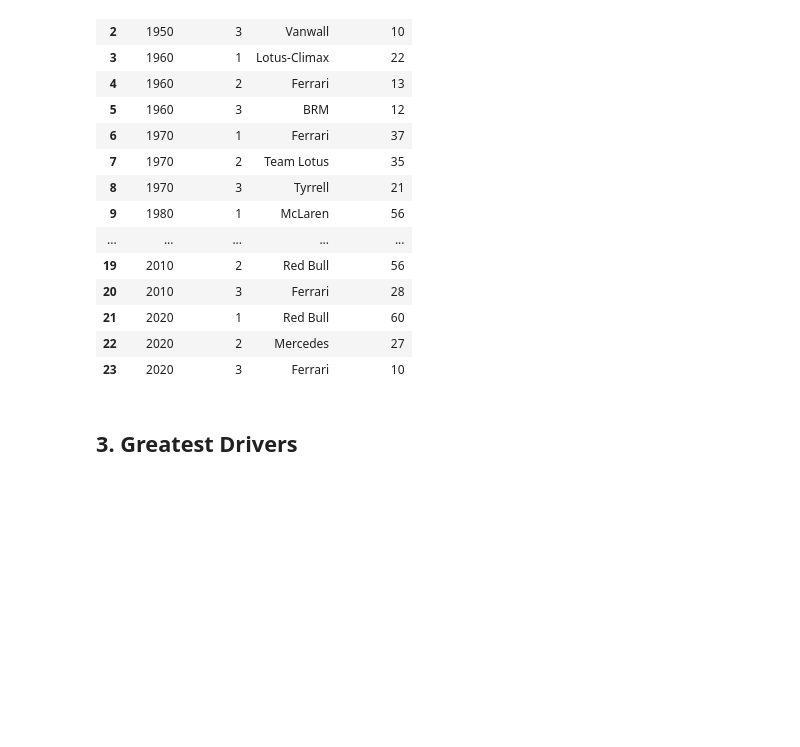
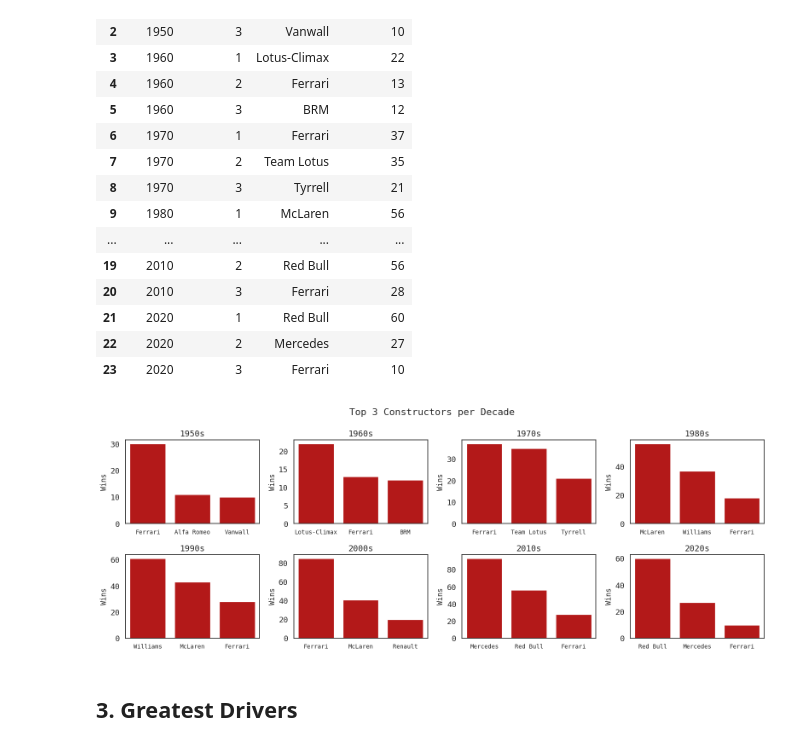
Before and after one commit to jakowczukalicja/formula1-sql-analysis, a Jupyter notebook: analysis.ipynb, the cells around one changed output. Saved outputs shown, nothing was run; the diff lists cells and outputs as text; code cells hidden in the pictures; blank space fills up the shorter version.

```diff
--- a/analysis.ipynb
+++ b/analysis.ipynb
@@ -263,7 +282,8 @@ ranked AS (
         ORDER BY decade, win_rank
 """
 
-pd.read_sql(query, conn)
+df = pd.read_sql(query, conn)
+df
 # %% [output]
 |  | decade | win_rank | name | total_wins |
 | 0 | 1950 | 1 | Ferrari | 30 |
@@ -282,6 +302,25 @@ pd.read_sql(query, conn)
 | 21 | 2020 | 1 | Red Bull | 60 |
 | 22 | 2020 | 2 | Mercedes | 27 |
 | 23 | 2020 | 3 | Ferrari | 10 |
+# %%
+decades = df['decade'].unique()
+
+fig, axes = plt.subplots(2, 4, figsize=(16,6))
+axes = axes.flatten()
+
+for i, decade in enumerate(sorted(decades)):
+    decade_df = df[df['decade'] == decade]
+    sns.barplot(data=decade_df, x='name', y='total_wins', ax=axes[i])
+    axes[i].set_title(f'{decade}s')
+    axes[i].set_xlabel('')
+    axes[i].set_ylabel('Wins')
+    axes[i].tick_params(axis='x', labelsize=10)
+
+plt.suptitle('Top 3 Constructors per Decade', fontsize=16)
+plt.tight_layout()
+plt.show()
+# %% [output]
+[figure, added]
 # %% [markdown]
 ## 3. Greatest Drivers
 # %%
```
Also changed, not shown: parts of 2 cells of this notebook.
